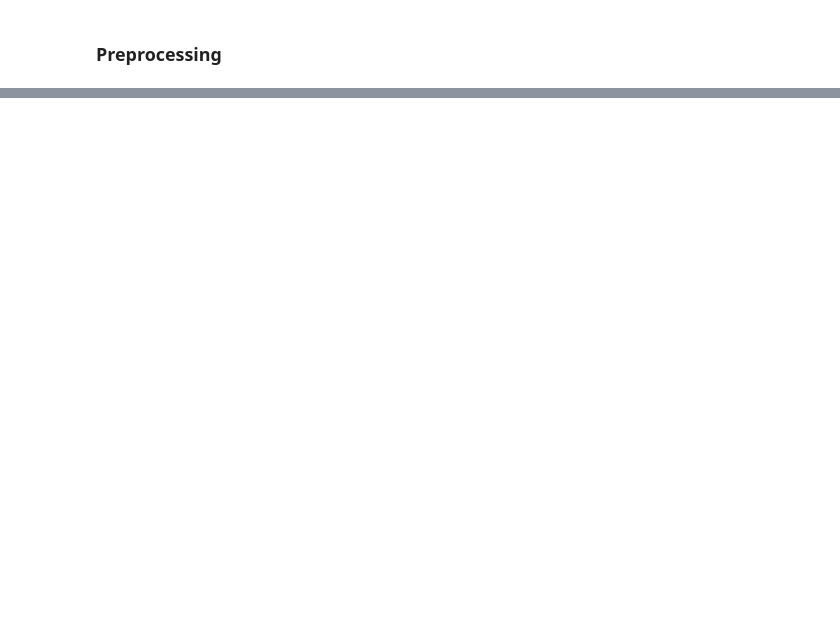
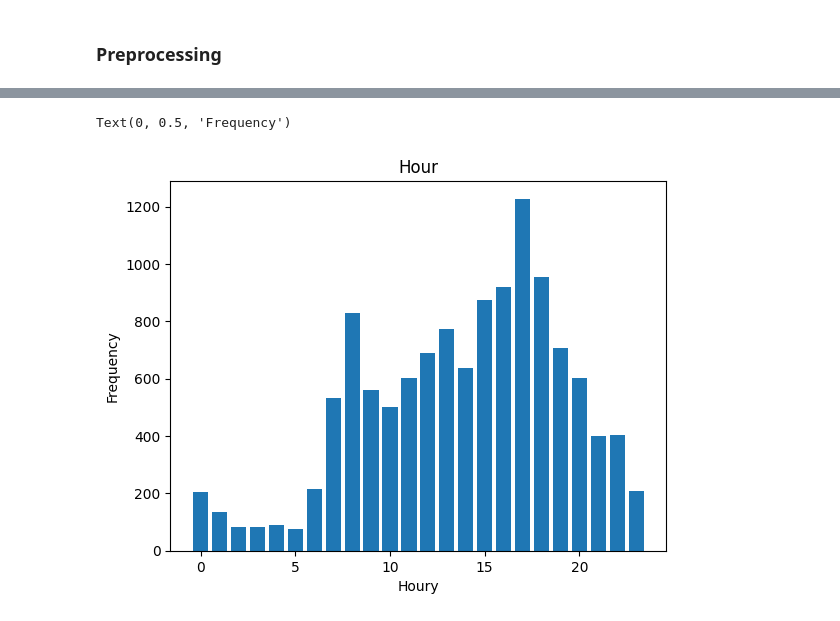
Before and after one commit to EzhilanWilson/Road-Traffic-Severity-Classification, a Jupyter notebook: Notebook.ipynb, the cells around one changed output, grey strips where cells are left out. Saved outputs shown, nothing was run; the diff lists cells and outputs as text; code cells hidden in the pictures; blank space fills up the shorter version.

```diff
--- a/Notebook.ipynb
+++ b/Notebook.ipynb
@@ -217,0 +222,2 @@ Service_year_of_vehicle, Defect_of_vehicle, Work_of_casuality, Fitness_of_casual
+# %%
+df = df.drop(['Service_year_of_vehicle', 'Defect_of_vehicle', 'Work_of_casuality', 'Fitness_of_casuality', 'Pedestrian_movement'], axis=1)
@@ -217,0 +234,16 @@ Service_year_of_vehicle, Defect_of_vehicle, Work_of_casuality, Fitness_of_casual
+# %%
+df['Time'] = pd.to_datetime(df['Time'])
+df['Hour'] = df['Time'].dt.hour
+df['minute'] = df['Time'].dt.minute
+# %%
+fig,ax = plt.subplots()
+data = df['Hour'].value_counts()
+Hour = data.index
+Frequency = data.values
+ax.bar(Hour, Frequency)
+ax.set_title('Hour')
+ax.set_xlabel('Houry')
+ax.set_ylabel('Frequency')
+# %% [output]
+Text(0, 0.5, 'Frequency')
+[figure, added]
```
Also changed, not shown: parts of 18 cells of this notebook.
